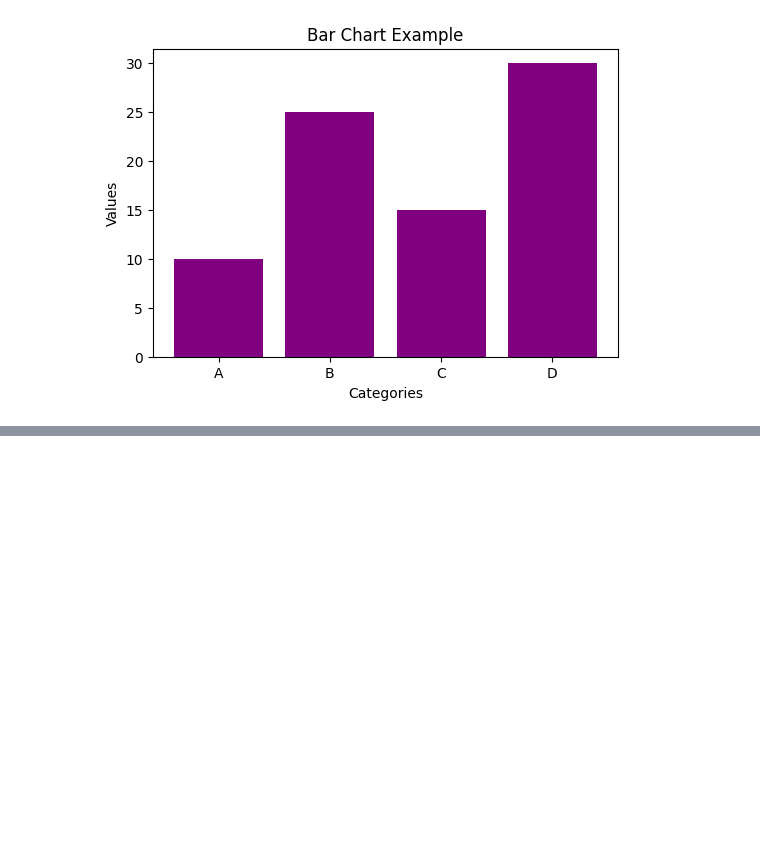
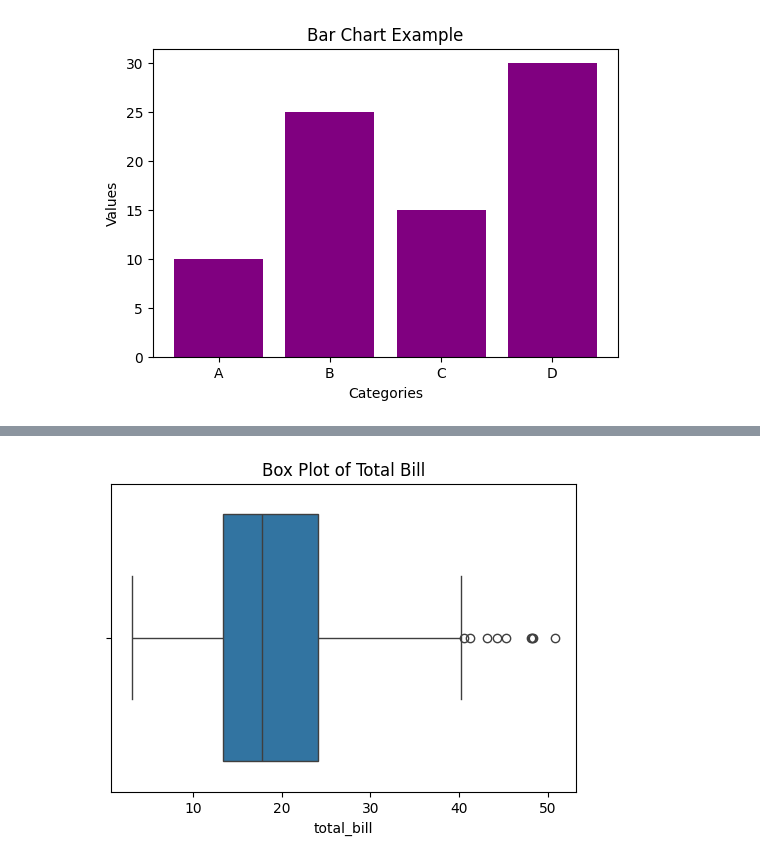
Before and after one commit to Dharani0128/DB, a Jupyter notebook: Dharani.ipynb, the cells around one changed output, grey strips where cells are left out. Cells and saved outputs as stored; diff of their text form; code cells hidden in the pictures; blank space fills up the shorter version.

```diff
--- a/Dharani.ipynb
+++ b/Dharani.ipynb
@@ -26,0 +47,8 @@ plt.show()
+# %%
+tips = sns.load_dataset('tips')
+plt.figure(figsize=(6, 4))
+sns.boxplot(x=tips['total_bill'])
+plt.title("Box Plot of Total Bill")
+plt.show()
+# %% [output]
+[figure, added]
```
Also changed, not shown: parts of 7 cells of this notebook.
